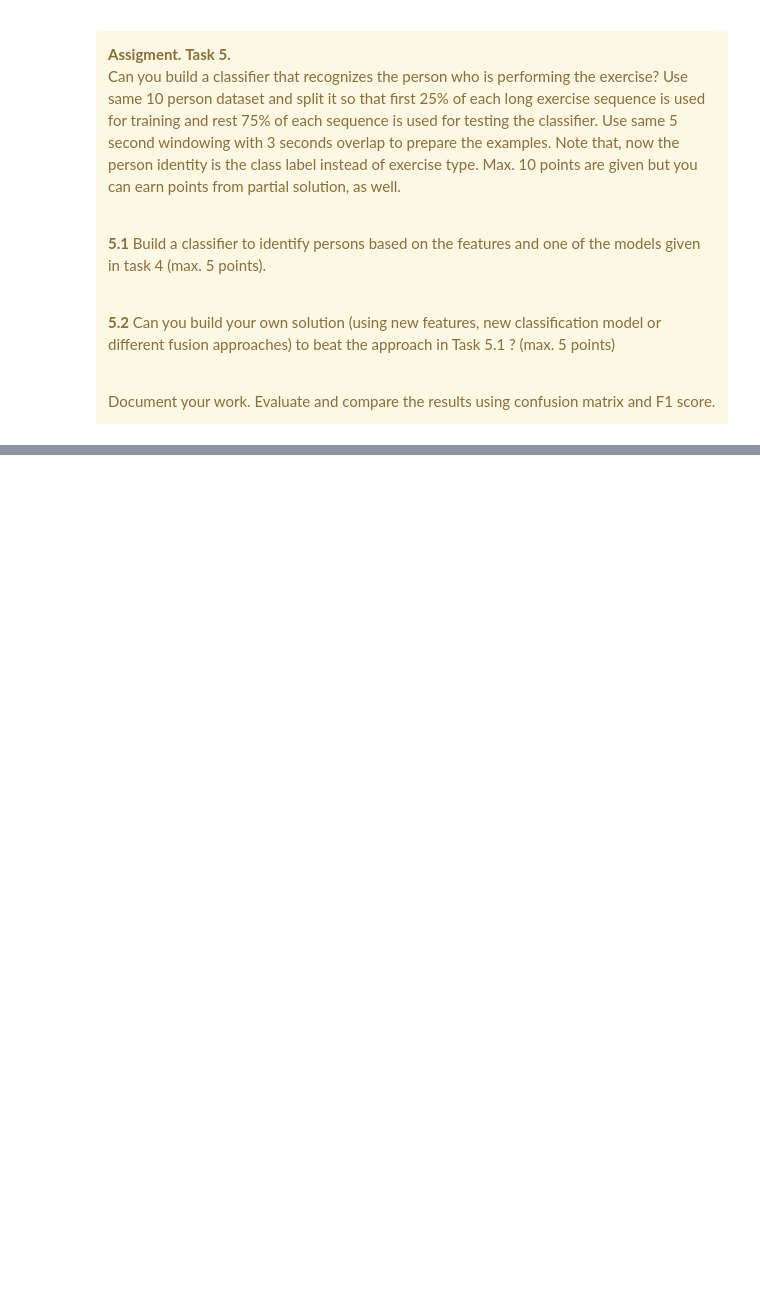
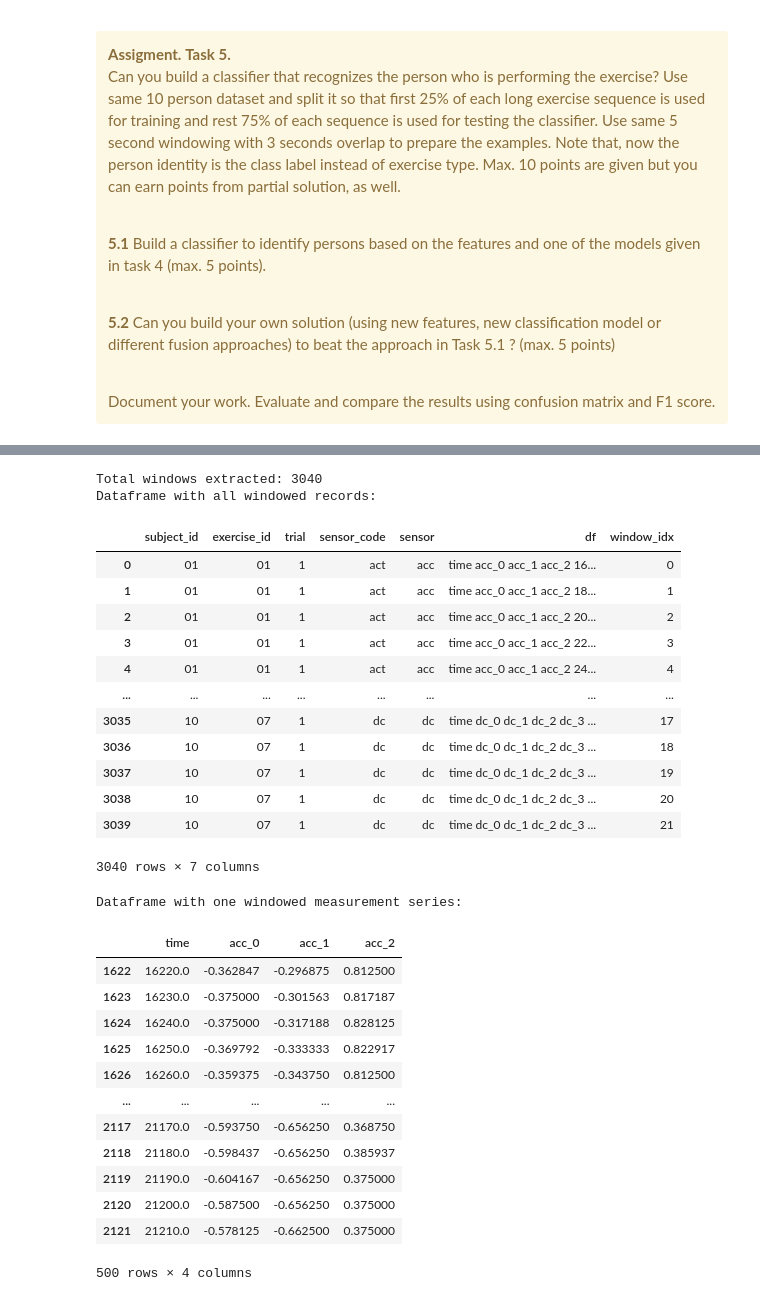
Before and after one commit to anushaihalapathirana/Multi_modal_data_fusion, a Jupyter notebook: project-work-MEx-classification.ipynb, the cells around one changed output, grey strips where cells are left out. Cells and saved outputs as stored; diff of their text form; code cells hidden in the pictures; blank space fills up the shorter version.

```diff
--- a/project-work-MEx-classification.ipynb
+++ b/project-work-MEx-classification.ipynb
@@ -1391,0 +1396,36 @@ train_df, test_df = train_test_split(complete_data)
+# %%
+print(f"Total windows extracted: {len(test_windowed_data)}")
+print("Dataframe with all windowed records:")
+display(test_windowed_data)
+print("Dataframe with one windowed measurement series:")
+display(test_windowed_data["df"].iloc[0])
+# %% [output]
+Total windows extracted: 3040
+Dataframe with all windowed records:
+|  | subject_id | exercise_id | trial | sensor_code | sensor | df | window_idx |
+| 0 | 01 | 01 | 1 | act | acc | time acc_0 acc_1 acc_2 16... | 0 |
+| 1 | 01 | 01 | 1 | act | acc | time acc_0 acc_1 acc_2 18... | 1 |
+| 2 | 01 | 01 | 1 | act | acc | time acc_0 acc_1 acc_2 20... | 2 |
+| 3 | 01 | 01 | 1 | act | acc | time acc_0 acc_1 acc_2 22... | 3 |
+| 4 | 01 | 01 | 1 | act | acc | time acc_0 acc_1 acc_2 24... | 4 |
+| ... | ... | ... | ... | ... | ... | ... | ... |
+| 3035 | 10 | 07 | 1 | dc | dc | time dc_0 dc_1 dc_2 dc_3 ... | 17 |
+| 3036 | 10 | 07 | 1 | dc | dc | time dc_0 dc_1 dc_2 dc_3 ... | 18 |
+| 3037 | 10 | 07 | 1 | dc | dc | time dc_0 dc_1 dc_2 dc_3 ... | 19 |
+| 3038 | 10 | 07 | 1 | dc | dc | time dc_0 dc_1 dc_2 dc_3 ... | 20 |
+| 3039 | 10 | 07 | 1 | dc | dc | time dc_0 dc_1 dc_2 dc_3 ... | 21 |
+3040 rows × 7 columns
+Dataframe with one windowed measurement series:
+|  | time | acc_0 | acc_1 | acc_2 |
+| 1622 | 16220.0 | -0.362847 | -0.296875 | 0.812500 |
+| 1623 | 16230.0 | -0.375000 | -0.301563 | 0.817187 |
+| 1624 | 16240.0 | -0.375000 | -0.317188 | 0.828125 |
+| 1625 | 16250.0 | -0.369792 | -0.333333 | 0.822917 |
+| 1626 | 16260.0 | -0.359375 | -0.343750 | 0.812500 |
+| ... | ... | ... | ... | ... |
+| 2117 | 21170.0 | -0.593750 | -0.656250 | 0.368750 |
+| 2118 | 21180.0 | -0.598437 | -0.656250 | 0.385937 |
+| 2119 | 21190.0 | -0.604167 | -0.656250 | 0.375000 |
+| 2120 | 21200.0 | -0.587500 | -0.656250 | 0.375000 |
+| 2121 | 21210.0 | -0.578125 | -0.662500 | 0.375000 |
+500 rows × 4 columns
```
Also changed, not shown: parts of 35 cells of this notebook.
